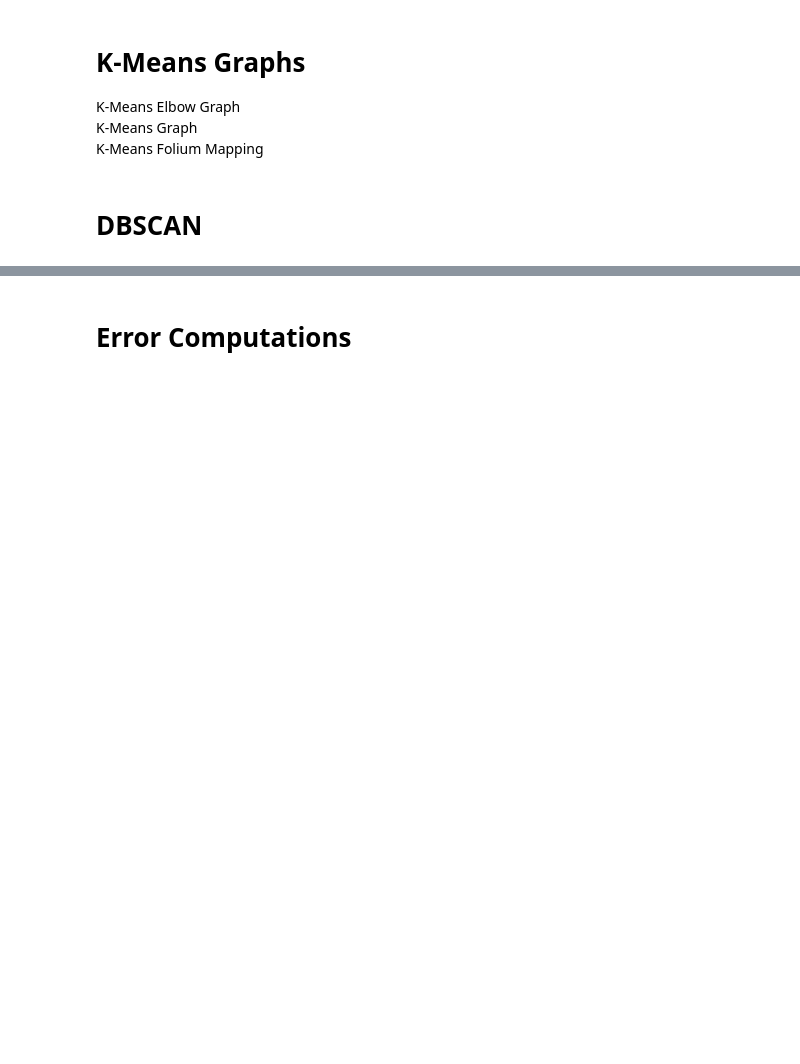
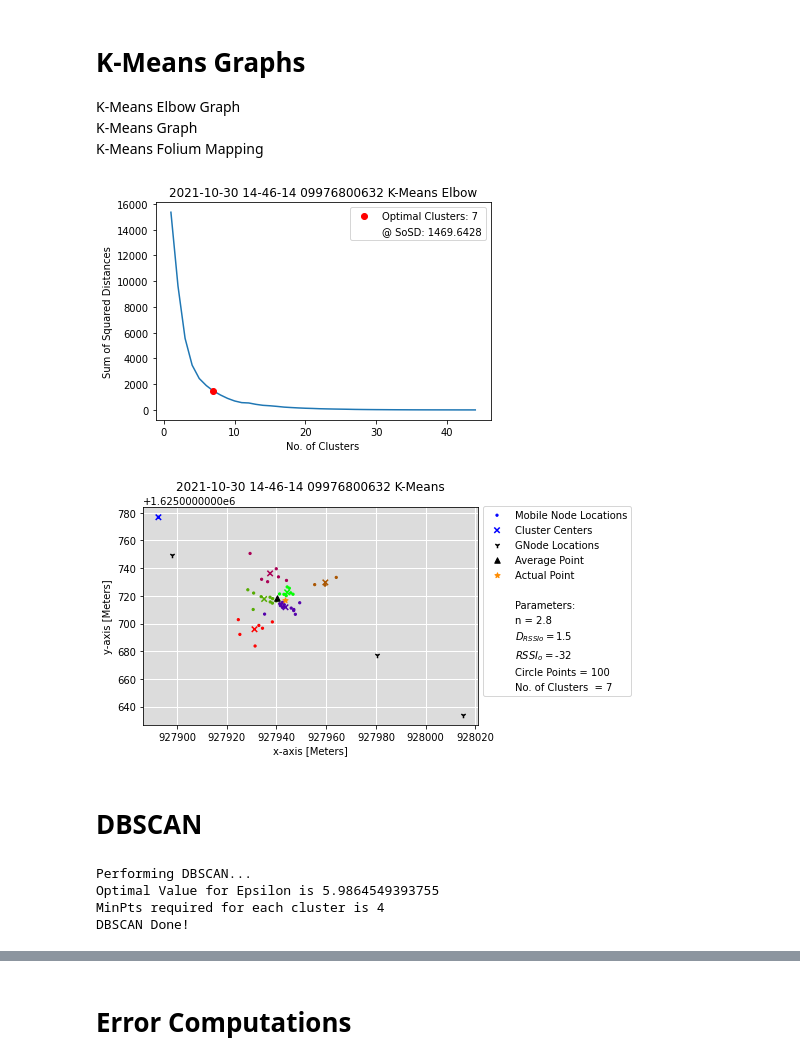
Before and after one commit to truejams/LoRa_Rescue, a Jupyter notebook: LoRa_Rescue.ipynb, the cells around one changed output, grey strips where cells are left out. Drawn from its saved outputs; the diff is of its cells as text; code cells hidden in the pictures; blank space fills up the shorter version.

```diff
--- a/LoRa_Rescue.ipynb
+++ b/LoRa_Rescue.ipynb
@@ -843,42 +835,45 @@ K-Means Elbow Graph <br>
 K-Means Graph <br>
 K-Means Folium Mapping
 # %%
-# Elbow Plot
+# K-Means Elbow Plot
 plt.figure(fig)
 plt.plot(range(1,len(data)), inertia)
-plt.plot([elbow.knee], inertia[elbow.knee-1], 'ro', label='Optimal Clusters: ' + str(elbow.knee))
-plt.plot([], [], ' ', label='@ SoSD: ' + str("{:.4f}".format(inertia[elbow.knee-1])))
+plt.plot(elbow.knee, elbow.knee_y, 'ro', label='Optimal Clusters: ' + str(elbow.knee))
+plt.plot([], [], ' ', label='@ SoSD: ' + str("{:.4f}".format(elbow.knee_y)))
 plt.xlabel('No. of Clusters')
 plt.ylabel('Sum of Squared Distances')
 plt.title(dtn + ' 0' + phoneA  + ' K-Means Elbow')
 plt.legend()
 plt.savefig(save_destination + dtn + ' 0' + phoneA + ' K-MeansElbow.jpg') #Change Directory Accordingly
 fig += 1
 
 # K-means Plot
 plt.figure(fig)
-plt.scatter(data[:,0],data[:,1], c=kmeans.labels_, label = 'Mobile Node Locations', cmap='brg', s=5)
-plt.scatter(kmeans.cluster_centers_[:,0], kmeans.cluster_centers_[:,1], c=list(range(1,elbow.knee+1)), marker = 'x', label = 'Cluster Centers', cmap='brg', s=30)
+plt.scatter(data[:,0], data[:,1], label = 'Mobile Node Locations', c=kmeans.labels_, cmap='brg', s=5)
+plt.scatter(kmeans.cluster_centers_[:,0], kmeans.cluster_centers_[:,1], c=list(range(1,elbow.knee+1)), marker='x', label ='Cluster Centers', cmap='brg', s=30)
 plt.scatter(xg, yg, marker='1', label='GNode Locations', c='black', s=30)
 plt.scatter(xAve, yAve, marker='^', label='Average Point', c='black', s=30)
-plt.scatter(xAct, yAct, marker='*', label='Actual Point', c='green', s=30)
+plt.scatter(xAct, yAct, marker='*', label='Actual Point', c='darkorange', s=30)
 plt.scatter([], [], marker = ' ', label=' ') # Dummy Plots for Initial Parameters
 plt.scatter([], [], marker=' ', label='Parameters: ')
-plt.scatter([], [], marker=' ', label='n = '+str(n))
-plt.scatter([], [], marker=' ', label='$D_{RSSIo} = $'+str(dro))
-plt.scatter([], [], marker=' ', label='$RSSI_o = $'+str(roRSSI))
-plt.scatter([], [], marker=' ', label='Circle Points = '+str(points))
-plt.scatter([], [], marker=' ', label='No. of Clusters  = '+str(elbow.knee))
+plt.scatter([], [], marker=' ', label='n = '+ str(n))
+plt.scatter([], [], marker=' ', label='$D_{RSSIo} = $'+ str(dro))
+plt.scatter([], [], marker=' ', label='$RSSI_o = $'+ str(roRSSI))
+plt.scatter([], [], marker=' ', label='Circle Points = '+ str(points))
+plt.scatter([], [], marker=' ', label='No. of Clusters  = '+ str(elbow.knee))
 plt.grid(linewidth=1, color="w")
 ax = plt.gca()
 ax.set_facecolor('gainsboro')
 ax.set_axisbelow(True)
 plt.xlabel('x-axis [Meters]')
 plt.ylabel('y-axis [Meters]')
 plt.title(dtn + ' 0' + phoneA  + ' K-Means', y=1.05)
 plt.legend(loc='upper left', bbox_to_anchor=(1, 1.03))
 plt.savefig(save_destination + dtn + ' 0' + phoneA + ' K-Means.jpg', bbox_inches='tight') #Change Directory Accordingly
 fig += 1
+# %% [output]
+[figure, added]
+[figure, added]
 # %%
 # K-means Plot Folium Mapping
 # Cartesian to GPS Coordinate Conversion
@@ -946,0 +933,14 @@ print('DBSCAN Done!\n')
+# %%
+# DBSCAN
+print('Performing DBSCAN...')
+
+dbscan, nNeighborDistance, dbElbow = dbscanOptimize(data, minPts)
+print('Optimal Value for Epsilon is', dbElbow.knee_y)
+print('MinPts required for each cluster is', minPts)
+
+print('DBSCAN Done!\n')
+# %% [output]
+Performing DBSCAN...
+Optimal Value for Epsilon is 5.9864549393755
+MinPts required for each cluster is 4
+DBSCAN Done!
```
Also changed, not shown: parts of 10 cells of this notebook, 2 other files.
